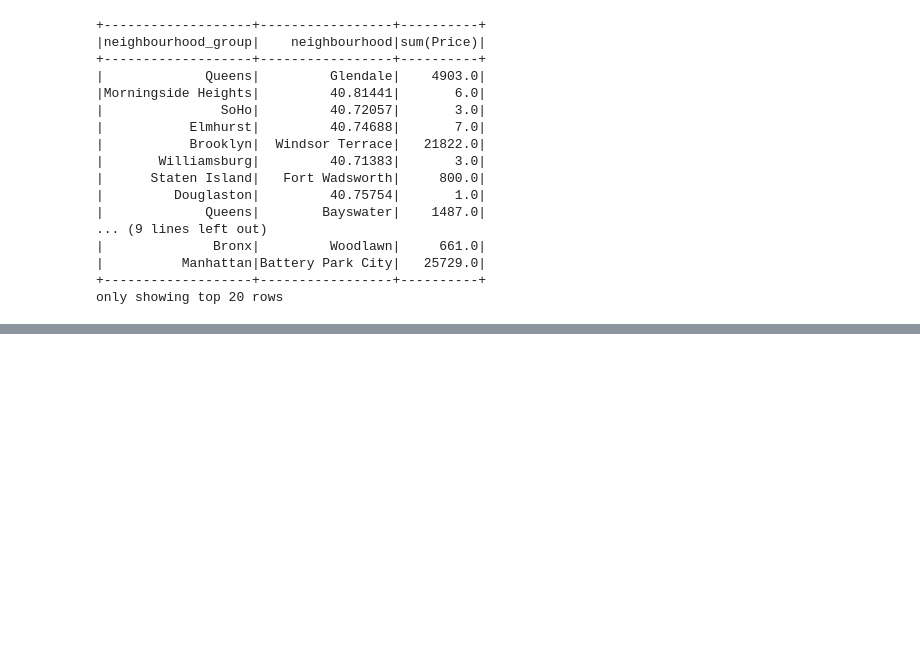
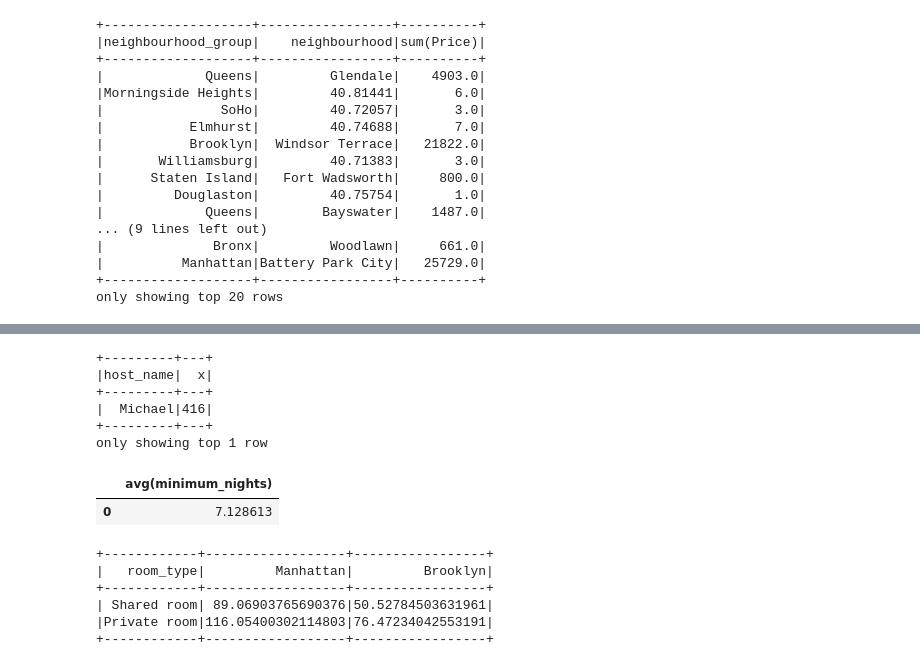
Before and after one commit to sohaildua/PysparkLearning, a Jupyter notebook: Aggregation.ipynb, the cells around one changed output, grey strips where cells are left out. Drawn from its saved outputs; the diff is of its cells as text; code cells hidden in the pictures; blank space fills up the shorter version.

```diff
--- a/Aggregation.ipynb
+++ b/Aggregation.ipynb
@@ -149,0 +175,23 @@ airbnb.select("price", "minimum_nights").summary("count","min","25%","75%", "max
+# %%
+airbnb.groupBy("host_name").agg(count(col("number_of_reviews")).alias("x")).orderBy(col("x").desc()).show(1)
+# %% [output]
++---------+---+
+|host_name|  x|
++---------+---+
+|  Michael|416|
++---------+---+
+only showing top 1 row
+# %%
+airbnb.agg(mean(col("minimum_nights"))).toPandas()
+# %% [output]
+|  | avg(minimum_nights) |
+| 0 | 7.128613 |
+# %%
+airbnb.filter("room_type IN ('Private room','Shared room')").groupBy("room_type").pivot("neighbourhood_group",['Manhattan', 'Brooklyn']).agg(avg(col('price'))).show()
+# %% [output]
++------------+------------------+-----------------+
+|   room_type|         Manhattan|         Brooklyn|
++------------+------------------+-----------------+
+| Shared room| 89.06903765690376|50.52784503631961|
+|Private room|116.05400302114803|76.47234042553191|
++------------+------------------+-----------------+
```
Also changed, not shown: parts of 5 cells of this notebook.
